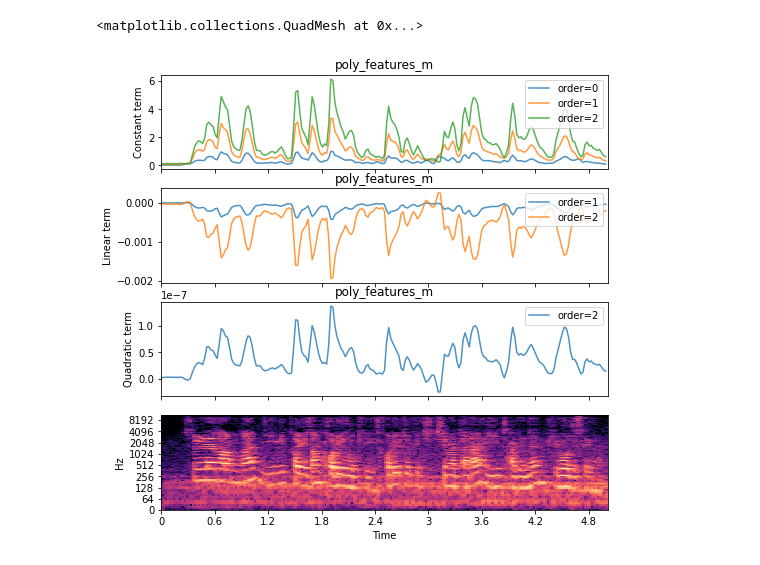
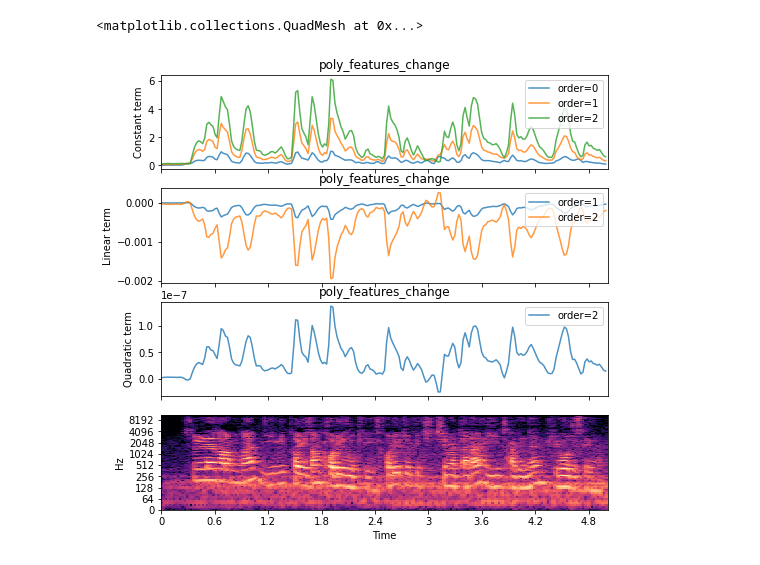
Before and after one commit to zashin-AI/JongHo, a Jupyter notebook: poly_features_change.ipynb, the cells around one changed output. Saved outputs shown, nothing was run; the diff lists cells and outputs as text; code cells hidden in the pictures.

```diff
--- a/poly_features_change.ipynb
+++ b/poly_features_change.ipynb
@@ -22,9 +26,15 @@ print(S)
 # %%
 # hop_length, n_fft 수정해봤지만 그래프상으로 차이가 없음
-p0 = librosa.feature.poly_features(S=S, order=0, n_fft=128) # hop_length=128)
-print(p0)
-p1 = librosa.feature.poly_features(S=S, order=1, n_fft=128)# hop_length=128)
-print(p1)
-p2 = librosa.feature.poly_features(S=S, order=2, n_fft=128)# hop_length=128)
-print(p2)
+p0 = librosa.feature.poly_features(S=S, order=0) #, n_fft=128)# hop_length=128)
+# print(p0)
+print(p0.shape)
+p1 = librosa.feature.poly_features(S=S, order=1) #, n_fft=128)# hop_length=128)
+# print(p1)
+print(p1.shape)
+p2 = librosa.feature.poly_features(S=S, order=2) #, n_fft=128)# hop_length=128)
+# print(p2)
+print(p2.shape)
+
+pmax = librosa.feature.poly_features(S=S, order=76) # order = 77 부터 오류남
+print(pmax.shape)
 # %% [output]
@@ -48,31 +45,31 @@ print(p2)
 # %%
 import matplotlib.pyplot as plt
 fig, ax = plt.subplots(nrows=4, sharex=True, figsize=(8, 8))
 times = librosa.times_like(p0)
 
-ax[0].set_title("poly_features_m")
+ax[0].set_title("poly_features_change")
 ax[0].plot(times, p0[0], label='order=0', alpha=0.8)
 ax[0].plot(times, p1[1], label='order=1', alpha=0.8)
 ax[0].plot(times, p2[2], label='order=2', alpha=0.8)
 ax[0].set(ylabel='Constant term')   # Constant term : 상수항 ex) x^2 + 2x + 3 일 경우 상수항은 3
 ax[0].legend(loc='upper right')
 ax[0].label_outer()
 
 
-ax[1].set_title("poly_features_m")
+ax[1].set_title("poly_features_change")
 ax[1].plot(times, p1[0], label='order=1', alpha=0.8)
 ax[1].plot(times, p2[1], label='order=2', alpha=0.8)
 ax[1].set(ylabel='Linear term')     # Linear term : 일차항 ex) x^2 + 2x + 3 일 경우 일차항은 2
 ax[1].legend(loc='upper right')
 ax[1].label_outer
 
 
-ax[2].set_title("poly_features_m")
+ax[2].set_title("poly_features_change")
 ax[2].plot(times, p2[0], label='order=2', alpha=0.8)
 ax[2].set(ylabel='Quadratic term')  # Quadratic term 이차항 ex) x^2 + 2x + 3 일 경우 이차항은 1
 ax[2].legend(loc='upper right')
 librosa.display.specshow(librosa.amplitude_to_db(S, ref=np.max),
                          y_axis='log', x_axis='time', ax=ax[3])
 # %% [output]
 <matplotlib.collections.QuadMesh at 0x...>
-[figure, old version]
+[figure, new version]
```
Also changed, not shown: parts of 2 cells of this notebook, 5 other files.
